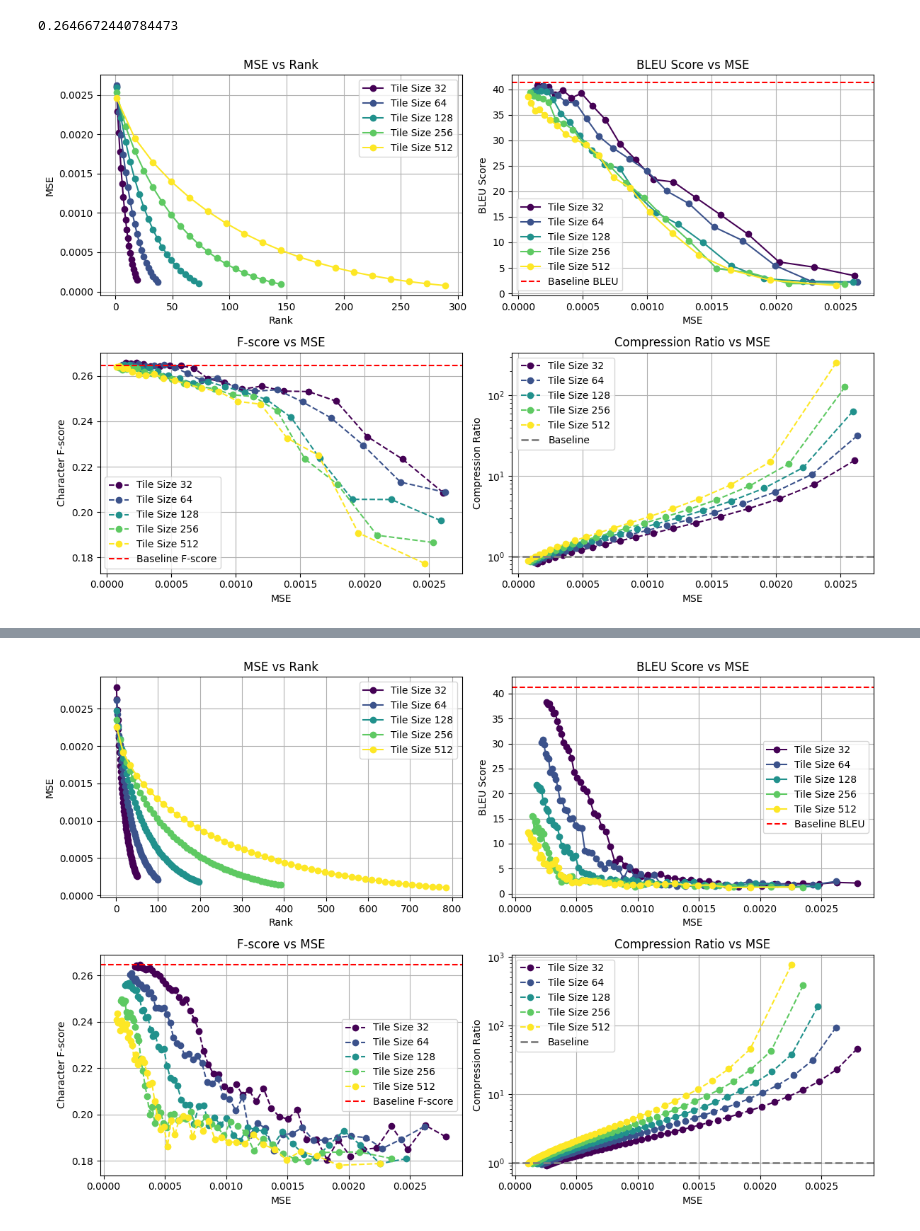
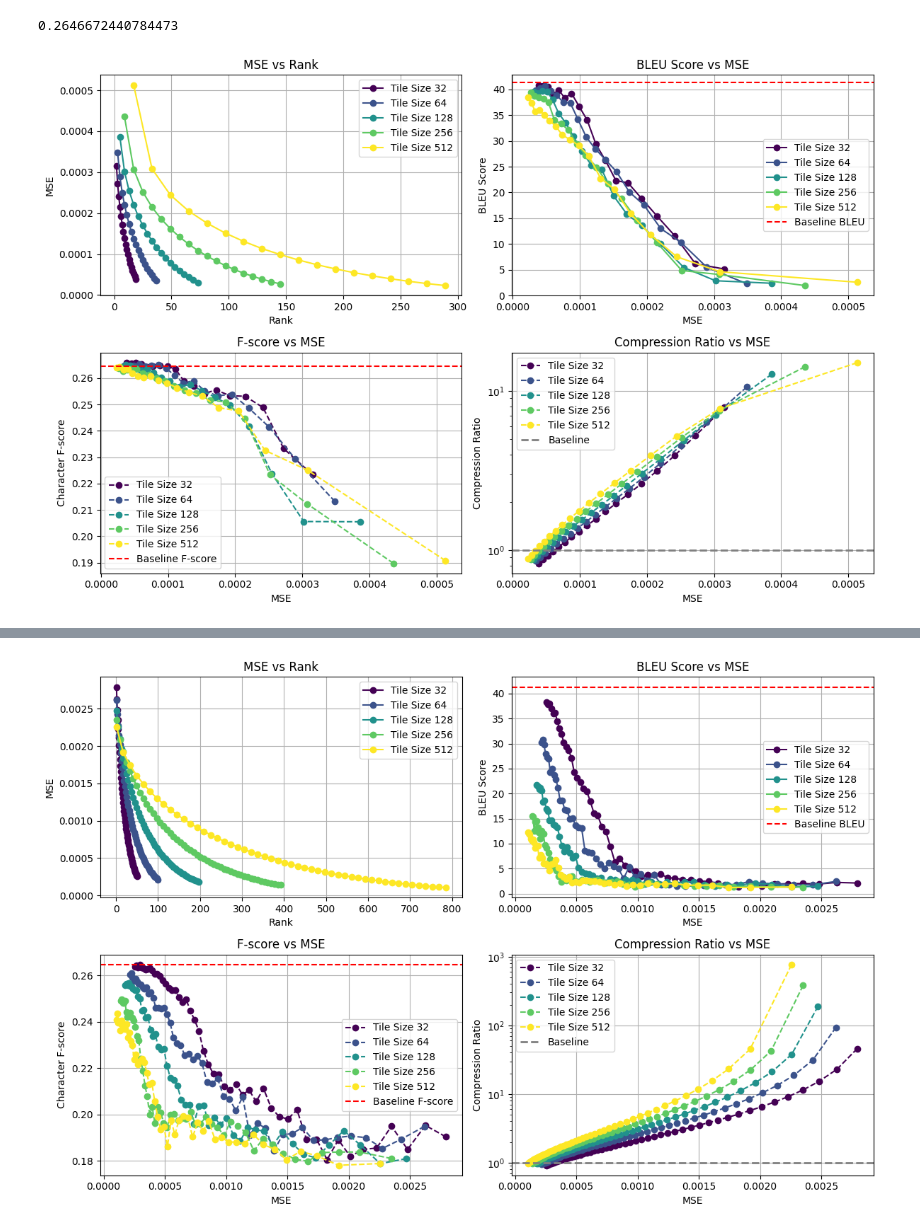
Before and after one commit to justinhuang666666/Approximate-Matrix-Vector-Multiplication, a Jupyter notebook: simulation_result/simulation_tiling.ipynb, the cells around one changed output, grey strips where cells are left out. Saved outputs shown, nothing was run; the diff lists cells and outputs as text; code cells hidden in the pictures.

```diff
--- a/simulation_result/simulation_tiling.ipynb
+++ b/simulation_result/simulation_tiling.ipynb
@@ -33,7 +33,7 @@ viridis = cm.get_cmap('viridis', len(tile_sizes))
 # Plot BLEU Score against MSE
 plt.subplot(2, 2, 1)
 for i, tile_size in enumerate(tile_sizes):
-    subset = data[data['Tile Size'] == tile_size]
+    subset = data[(data['Tile Size'] == tile_size) & (data['MSE'] < 0.001)]
     plt.plot(
         subset['Steps'],
         subset['MSE'],
@@ -52,7 +52,7 @@ plt.legend()
 # Plot BLEU Score against MSE
 plt.subplot(2, 2, 2)
 for i, tile_size in enumerate(tile_sizes):
-    subset = data[data['Tile Size'] == tile_size]
+    subset = data[(data['Tile Size'] == tile_size) & (data['MSE'] < 0.001)]
     plt.plot(
         subset['MSE'],
         subset['BLEU Score'],
@@ -71,7 +71,7 @@ plt.legend()
 # Plot F-score against MSE
 plt.subplot(2, 2, 3)
 for i, tile_size in enumerate(tile_sizes):
-    subset = data[data['Tile Size'] == tile_size]
+    subset = data[(data['Tile Size'] == tile_size) & (data['MSE'] < 0.001)]
     plt.plot(
         subset['MSE'],
         subset['Character F-score'],
@@ -83,35 +83,35 @@ for i, tile_size in enumerate(tile_sizes):
 plt.axhline(y=baseline_fscore, color='red', linestyle='--',label='Baseline F-score')
 plt.xlabel('MSE')
 plt.ylabel('Character F-score')
 plt.title('F-score vs MSE')
 plt.grid(True)
 plt.legend()
 
 # Plot Compression Ratio against MSE
 plt.subplot(2, 2, 4)
 for i, tile_size in enumerate(tile_sizes):
-    subset = data[data['Tile Size'] == tile_size]
+    subset = data[(data['Tile Size'] == tile_size) & (data['MSE'] < 0.001)]
     plt.plot(
         subset['MSE'],
         subset['Compression Ratio'],
         marker='o',
         linestyle='--',
         label=f'Tile Size {tile_size}',
         color=viridis(i / len(tile_sizes))  # Assign colors using the colormap
     )
 
 plt.xlabel('MSE')
 plt.axhline(y=1, color='gray', linestyle='--',linewidth=2,label='Baseline')
 plt.ylabel('Compression Ratio')
 plt.title('Compression Ratio vs MSE')
 plt.yscale('log')
 plt.grid(True)
 plt.legend()
 
 plt.tight_layout()
 plt.show()
 # %% [output]
-[figure, old version]
+[figure, new version]
 # %%
 
 # Define BLEU Score threshold
```
Also changed, not shown: parts of 2 cells of this notebook, 2 other files.
